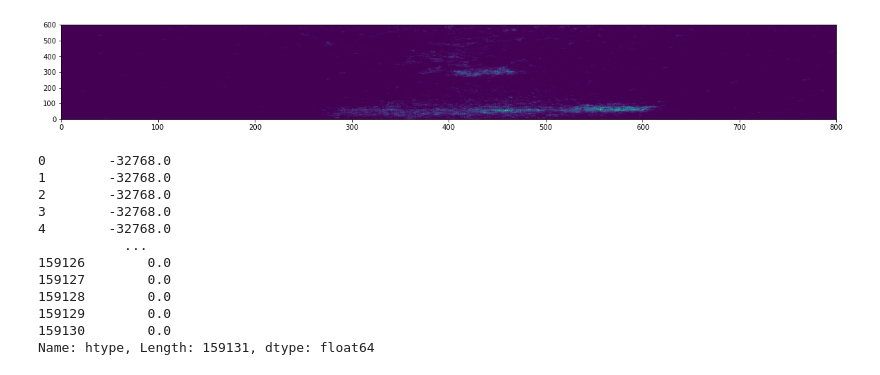
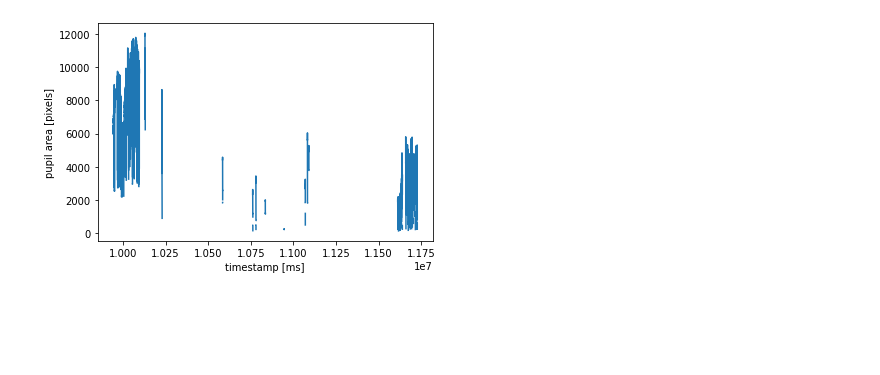
Before and after one commit to oesteban/hcph-sops, a Jupyter notebook: code/eyetracking/edf-to-bids.ipynb, the cells around one changed output. Saved outputs shown, nothing was run; the diff lists cells and outputs as text; code cells hidden in the pictures; blank space fills up the shorter version.

Commit message:
ENH : ET data plotting and processing functions

```diff
--- a/code/eyetracking/edf-to-bids.ipynb
+++ b/code/eyetracking/edf-to-bids.ipynb
@@ -51,3 +50,0 @@ samples, events, messages = edf.pread(str(DATA_PATH / et_session.dwi_edf.values[
-# %%
-samples = samples.reindex(columns=[c for c in samples.columns if "left" not in c])
-samples.rename(columns={"time": "eye_timestamp", "gx_right": "eye1_x_coordinate", "gy_right": "eye1_y_coordinate", "pa_right": "eye1_pupil_size", "px_right": "eye1_pupil_x_coordinate", "py_right": "eye1_pupil_y_coordinate"})
@@ -68,3 +50,0 @@ samples.rename(columns={"time": "eye_timestamp", "gx_right": "eye1_x_coordinate"
-# %%
-samples.pa_right[samples.pa_right < 1] = np.nan
-plt.plot(samples.pa_right)
@@ -74,3 +50,0 @@ plt.plot(samples.pa_right)
-# %%
-samples.gx_right[(samples.gx_right < 0) | (samples.gx_right > 800)] = np.nan
-plt.plot(samples.gx_right)
@@ -80,3 +50,0 @@ plt.plot(samples.gx_right)
-# %%
-samples.gy_right[(samples.gy_right <= 0) | (samples.gy_right > 600)] = np.nan
-plt.plot(samples.gy_right)
@@ -86,19 +51,4 @@ plt.plot(samples.gy_right)
-# %%
-plt.hist2d(samples.gx_right, samples.gy_right, range=[[0, 800], [0, 600]], bins=1000);
-# %% [output]
-[figure, removed]
-# %%
-samples[samples["htype"].notna()]["htype"]
-# %% [output]
-0        -32768.0
-1        -32768.0
-2        -32768.0
-3        -32768.0
-4        -32768.0
-           ...
-159126        0.0
-159127        0.0
-159128        0.0
-159129        0.0
-159130        0.0
-Name: htype, Length: 159131, dtype: float64
+# %%
+plot_pupil_size(samples)
+# %% [output]
+[figure, added]
```
Also changed, not shown: parts of 23 cells of this notebook, 2 other files.
